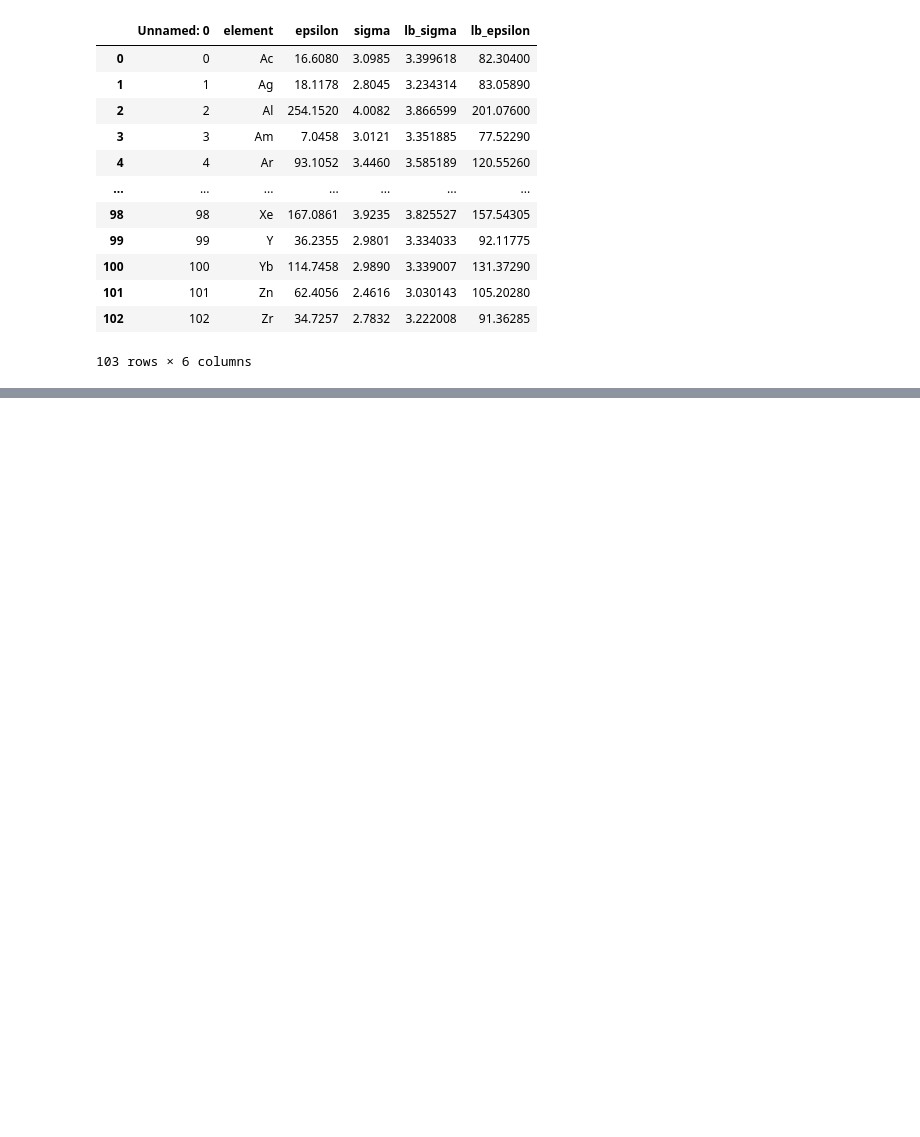
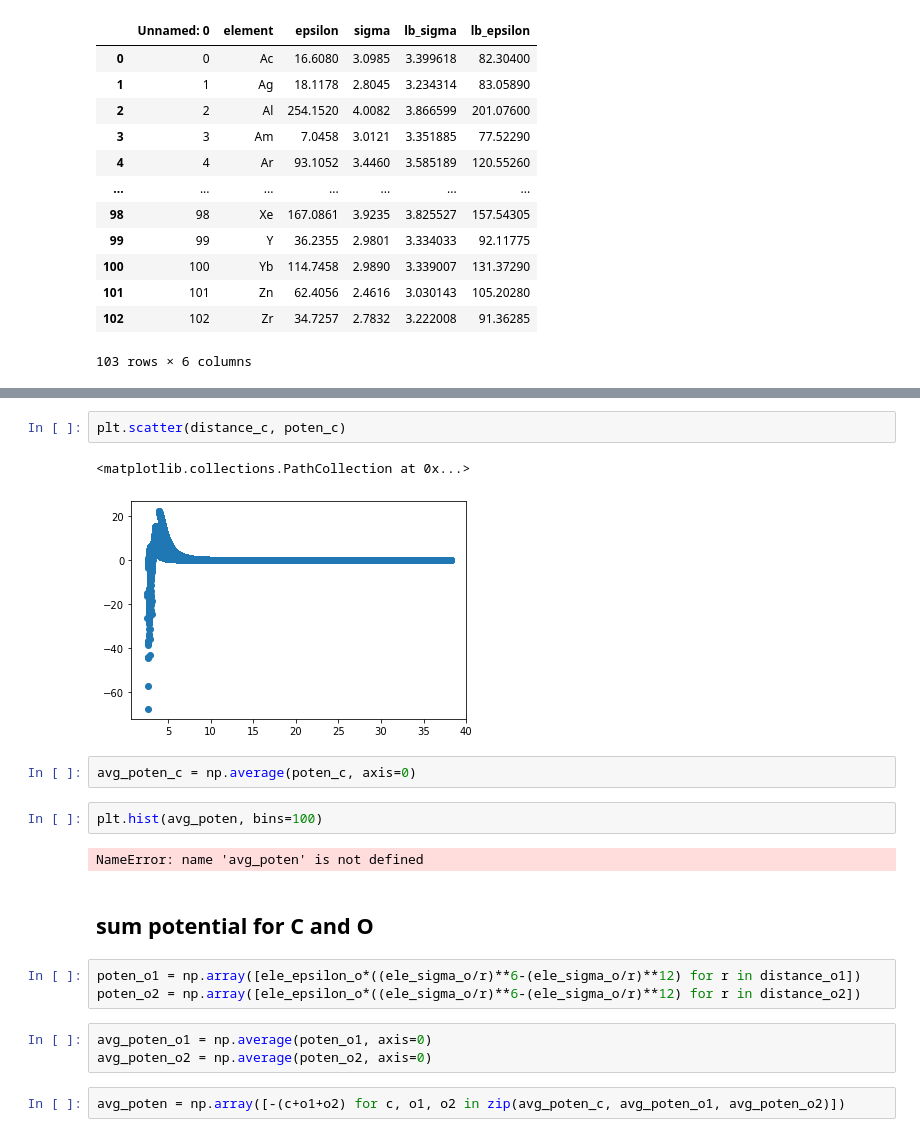
Before and after one commit to XiaoqZhang/nvt_parser, a Jupyter notebook: test_weights.ipynb, the cells around one changed output, grey strips where cells are left out. Cells and saved outputs as stored; diff of their text form; blank space fills up the shorter version.

```diff
--- a/test_weights.ipynb
+++ b/test_weights.ipynb
@@ -472,0 +159,21 @@ un_cry.sites
+# %%
+plt.scatter(distance_c, poten_c)
+# %% [output]
+<matplotlib.collections.PathCollection at 0x...>
+[figure, added]
+# %%
+avg_poten_c = np.average(poten_c, axis=0)
+# %%
+plt.hist(avg_poten, bins=100)
+# %% [output]
+NameError: name 'avg_poten' is not defined
+# %% [markdown]
+## sum potential for C and O
+# %%
+poten_o1 = np.array([ele_epsilon_o*((ele_sigma_o/r)**6-(ele_sigma_o/r)**12) for r in distance_o1])
+poten_o2 = np.array([ele_epsilon_o*((ele_sigma_o/r)**6-(ele_sigma_o/r)**12) for r in distance_o2])
+# %%
+avg_poten_o1 = np.average(poten_o1, axis=0)
+avg_poten_o2 = np.average(poten_o2, axis=0)
+# %%
+avg_poten = np.array([-(c+o1+o2) for c, o1, o2 in zip(avg_poten_c, avg_poten_o1, avg_poten_o2)])
```
Also changed, not shown: parts of 83 cells of this notebook, 3 other files.
